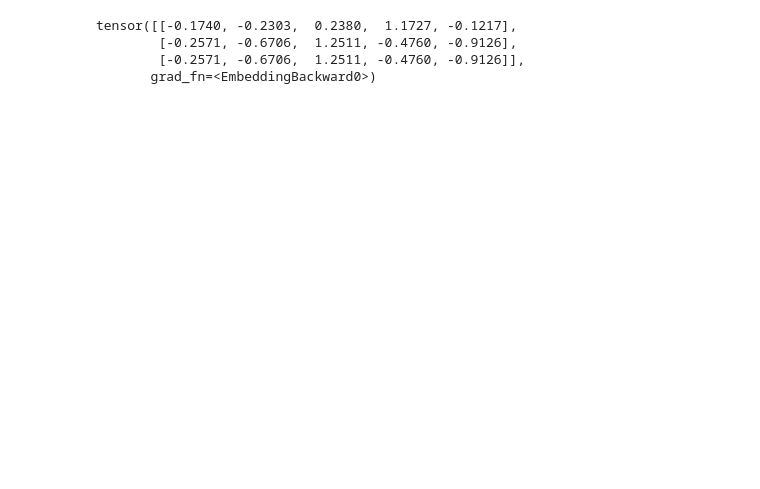
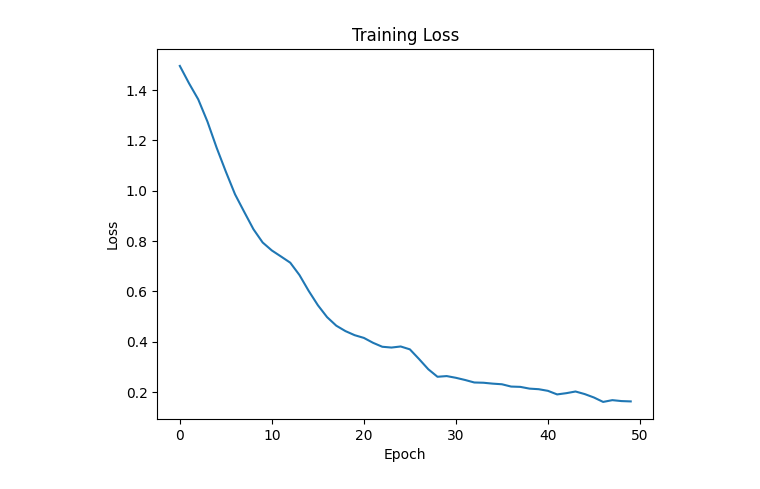
Before and after one commit to JinyuCong/ProjetApprentissageAutomatique, a Jupyter notebook: TextCNN.ipynb, the cells around one changed output. Drawn from its saved outputs; the diff is of its cells as text; code cells hidden in the pictures; blank space fills up the shorter version.

```diff
--- a/TextCNN.ipynb
+++ b/TextCNN.ipynb
@@ -173,7 +175,11 @@ test_loader = DataLoader(dataset=test_dataset, batch_size=batch_size, shuffle=Fa
 model = TextCNN(words_embedding, max_len, class_num).to(device)
 opt = torch.optim.AdamW(model.parameters(), lr=lr)
 
+losses, accuracy = [], []
+
 for e in range(epoch):
+
+    train_loss, train_total = 0, 0
     for batch_idx, batch_label in train_loader:
         batch_idx = batch_idx.to(device)
         batch_label = batch_label.to(device)
@@ -183,14 +189,24 @@ for e in range(epoch):
         opt.step()
         opt.zero_grad()
 
-    print(f"epoch: {e+1}; loss: {loss:.3f}")
+        train_loss += loss.item() * batch_idx.size(0)
+        train_total += batch_idx.size(0)
 
-    right_num = 0
+    test_correct, test_total = 0, 0
     for batch_idx, batch_label in test_loader:
         batch_idx = batch_idx.to(device)
         batch_label = batch_label.to(device)
+
         pre = model.forward(batch_idx)
-        right_num += int(torch.sum(pre == batch_label).item())
+        test_correct += int(torch.sum(pre == batch_label).item())
+        test_total += batch_idx.size(0)
 
-    print(f"accuracy: {right_num/len(test_dataset)*100:.2f}%")
+    epoch_loss = train_loss / train_total
+    epoch_acc = test_correct / test_total
+
+    losses.append(epoch_loss)
+    accuracy.append(epoch_acc)
+
+    print(f"Epoch [{e+1}/{epoch}]: Train Loss: {epoch_loss:.3f} | "
+          f"Test Acc: {epoch_acc*100:.2f}%")
 # %% [output]
@@ -214,7 +230,8 @@ accuracy: 70.28%
 # %%
-words_embedding(torch.tensor([1,2,2]))
+plt.plot(losses)
+plt.title("Training Loss")
+plt.xlabel("Epoch")
+plt.ylabel("Loss")
+plt.show()
 # %% [output]
-tensor([[-0.1740, -0.2303,  0.2380,  1.1727, -0.1217],
-        [-0.2571, -0.6706,  1.2511, -0.4760, -0.9126],
-        [-0.2571, -0.6706,  1.2511, -0.4760, -0.9126]],
-       grad_fn=<EmbeddingBackward0>)
+[figure, added]
```
Also changed, not shown: parts of 5 cells of this notebook.
